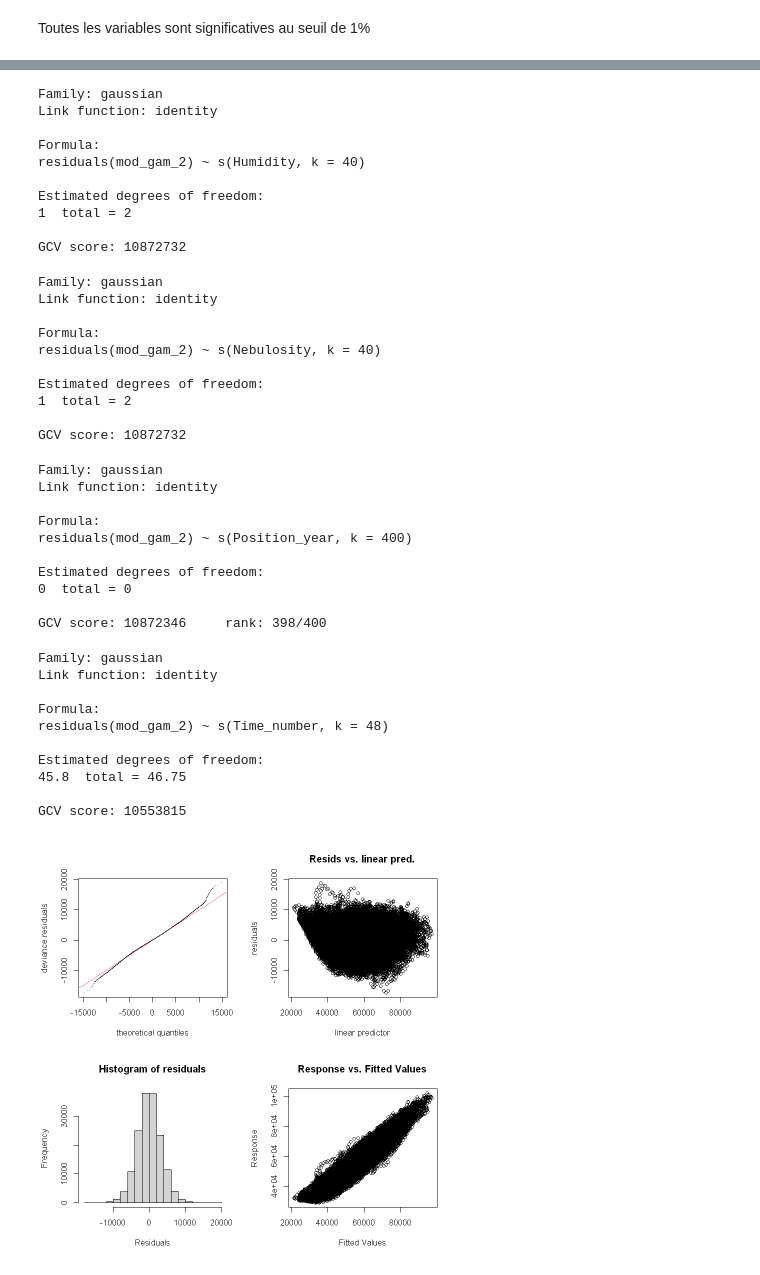
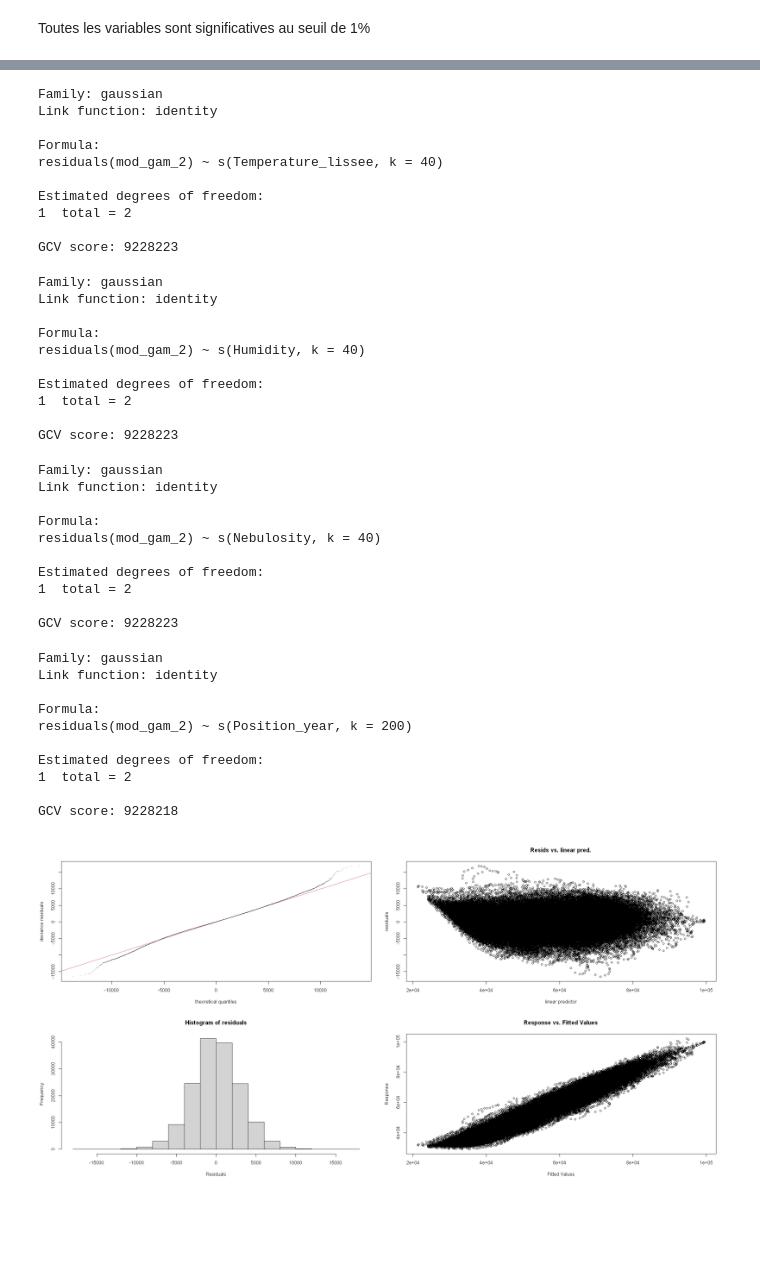
Before and after one commit to PaulineMendras/Seminaire-Modelisation-Stat, a Jupyter notebook: Notebook.ipynb, the cells around one changed output, grey strips where cells are left out. Drawn from its saved outputs; the diff is of its cells as text; code cells hidden in the pictures; blank space fills up the shorter version.

```diff
--- a/Notebook.ipynb
+++ b/Notebook.ipynb
@@ -1511,4 +874,0 @@ Encore mieux ! Mais on pourrait enlever la saisonnalité mensuelle (Day)...
-# %%
-#Création d'une varible Time en nombre entier
-data_train$Time_number <- as.integer(substr(data_train$Time,1,2))
-data_test$Time_number <- as.integer(substr(data_test$Time,1,2))
@@ -1644,13 +874,0 @@ Youpi
-# %%
-#Création d'une dummy jour férié
-data_train <- data_train %>%
-  mutate(jour_ferie = case_when(
-    data_train$jour_ferie == 0 ~ 0,
-    data_train$jour_ferie != 0 ~ 1,
-    ))
-
-data_test <- data_test %>%
-  mutate(jour_ferie = case_when(
-    data_test$jour_ferie == 0 ~ 0,
-    data_test$jour_ferie != 0 ~ 1,
-    ))
@@ -2214,5 +1281,20 @@ data_test <- data_test %>%
 # %%
 data_train <- data_train %>% drop_na()
 data_test <- data_test %>% drop_na()
+# %%
+#Température lissée
+alpha = 0.1
+
+n = nrow(data_train)
+data_train$Temperature_lissee[1] <- data_train$Temperature[1]
+for (i in 2:n) {
+     data_train$Temperature_lissee[i] <- alpha*data_train$Temperature[i]+(1-alpha)*data_train$Temperature_lissee[i-1]
+}
+
+n = nrow(data_test)
+data_test$Temperature_lissee[1] <- data_test$Temperature[1]
+for (i in 2:n) {
+     data_test$Temperature_lissee[i] <- alpha*data_test$Temperature[i]+(1-alpha)*data_test$Temperature_lissee[i-1]
+}
 # %%
 #Régression linéaire
@@ -2240,22 +1322,23 @@ F-statistic: 2.961e+04 on 8 and 157810 DF,  p-value: < 2.2e-16
 Toutes les variables sont significatives au seuil de 1%
 # %%
 #Modèle GAM avec interpolation linéaire
-mod_gam_2 <- gam(Consumption ~ s(Temperature, bs="cr", k=12) +
+mod_gam_2 <- gam(Consumption ~ s(Temperature, bs="cr", k=24) +
+                              s(Temperature_lissee, bs="cr", k=24) +
                               s(Humidity, bs="cr", k=24) +
                               s(Nebulosity, bs="cr", k=24) +
-                              s(Position_year, bs="cc",k=365) +
-                              s(Time_number, bs="cc",k=48) +
+                              s(Position_year, bs="cc",k=200) +
+                              as.factor(Time_number) +
                               as.factor(Day_number) +
                               as.factor(jour_ferie) +
                               as.factor(Holidays),
                 data=data_train)
 # %%
 gam.check(mod_gam_2)
-gam(residuals(mod_gam_2)~s(Temperature,k=12),gamma=1.4,data=data_train) ## ok
+gam(residuals(mod_gam_2)~s(Temperature,k=40),gamma=1.4,data=data_train) ## ok
+gam(residuals(mod_gam_2)~s(Temperature_lissee,k=40),gamma=1.4,data=data_train) ## ok
 gam(residuals(mod_gam_2)~s(Humidity,k=40),gamma=1.4,data=data_train) ## ok
 gam(residuals(mod_gam_2)~s(Nebulosity,k=40),gamma=1.4,data=data_train) ## ok
-gam(residuals(mod_gam_2)~s(Position_year,k=400),gamma=1.4,data=data_train) ## ok ?
-gam(residuals(mod_gam_2)~s(Time_number,k=48),gamma=1.4,data=data_train) ## ok ?
+gam(residuals(mod_gam_2)~s(Position_year,k=200),gamma=1.4,data=data_train) ## ok ?
 # %% [output]
 Method: GCV   Optimizer: magic
 Smoothing parameter selection converged after 13 iterations.
@@ -2287,44 +1370,44 @@ GCV score: 10872732
 Family: gaussian
 Link function: identity
 
 Formula:
-residuals(mod_gam_2) ~ s(Humidity, k = 40)
+residuals(mod_gam_2) ~ s(Temperature_lissee, k = 40)
 
 Estimated degrees of freedom:
 1  total = 2
 
-GCV score: 10872732
+GCV score: 9228223
 Family: gaussian
 Link function: identity
 
 Formula:
-residuals(mod_gam_2) ~ s(Nebulosity, k = 40)
+residuals(mod_gam_2) ~ s(Humidity, k = 40)
 
 Estimated degrees of freedom:
 1  total = 2
 
-GCV score: 10872732
+GCV score: 9228223
 Family: gaussian
 Link function: identity
 
 Formula:
-residuals(mod_gam_2) ~ s(Position_year, k = 400)
+residuals(mod_gam_2) ~ s(Nebulosity, k = 40)
 
 Estimated degrees of freedom:
-0  total = 0
+1  total = 2
 
-GCV score: 10872346     rank: 398/400
+GCV score: 9228223
 Family: gaussian
 Link function: identity
 
 Formula:
-residuals(mod_gam_2) ~ s(Time_number, k = 48)
+residuals(mod_gam_2) ~ s(Position_year, k = 200)
 
 Estimated degrees of freedom:
-45.8  total = 46.75
+1  total = 2
 
-GCV score: 10553815
+GCV score: 9228218
-[figure, old version]
+[figure, new version]
 # %%
 #Prediction
 fits = predict(mod_gam_2, newdata=data_test, type='response', se=T)
```
Also changed, not shown: parts of 65 cells of this notebook.
